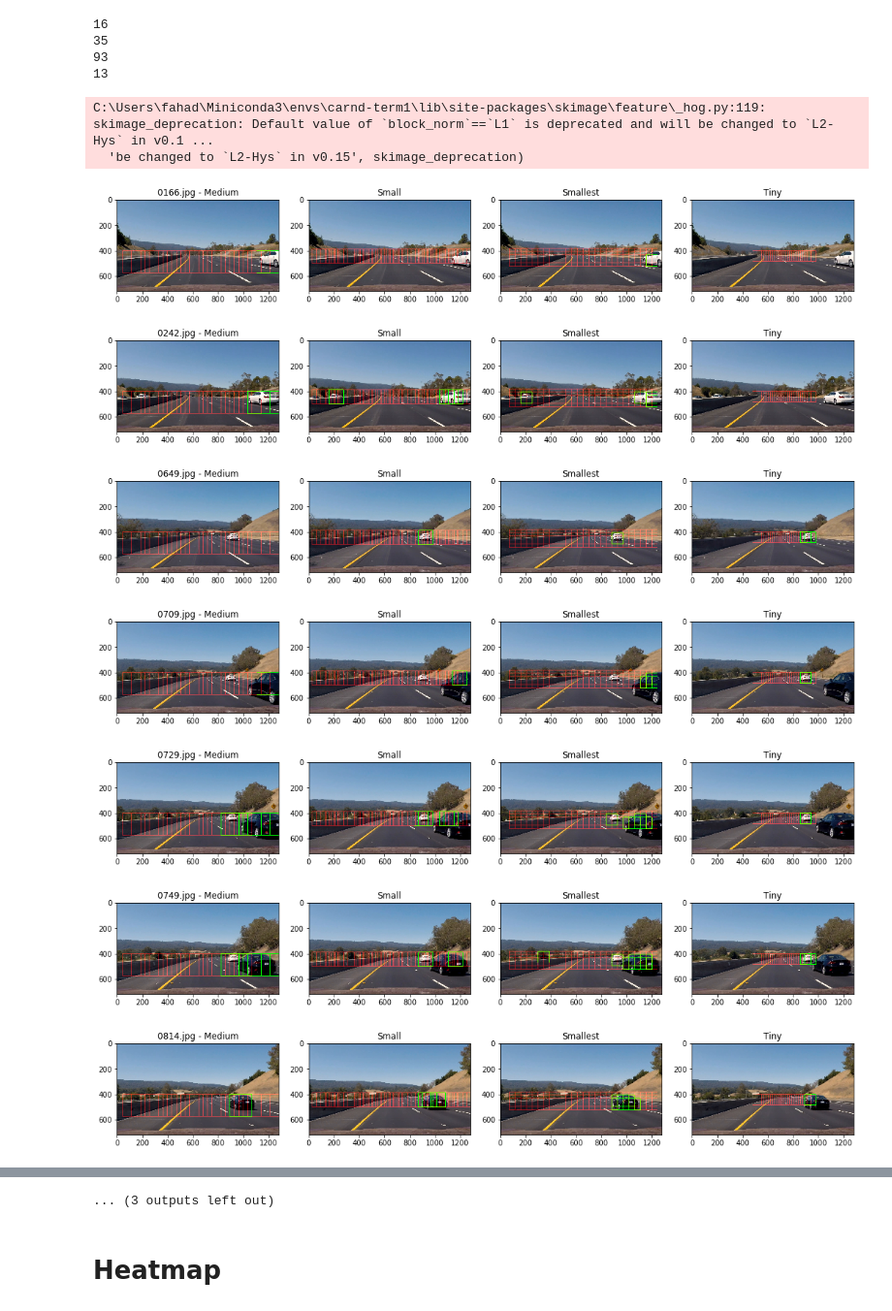
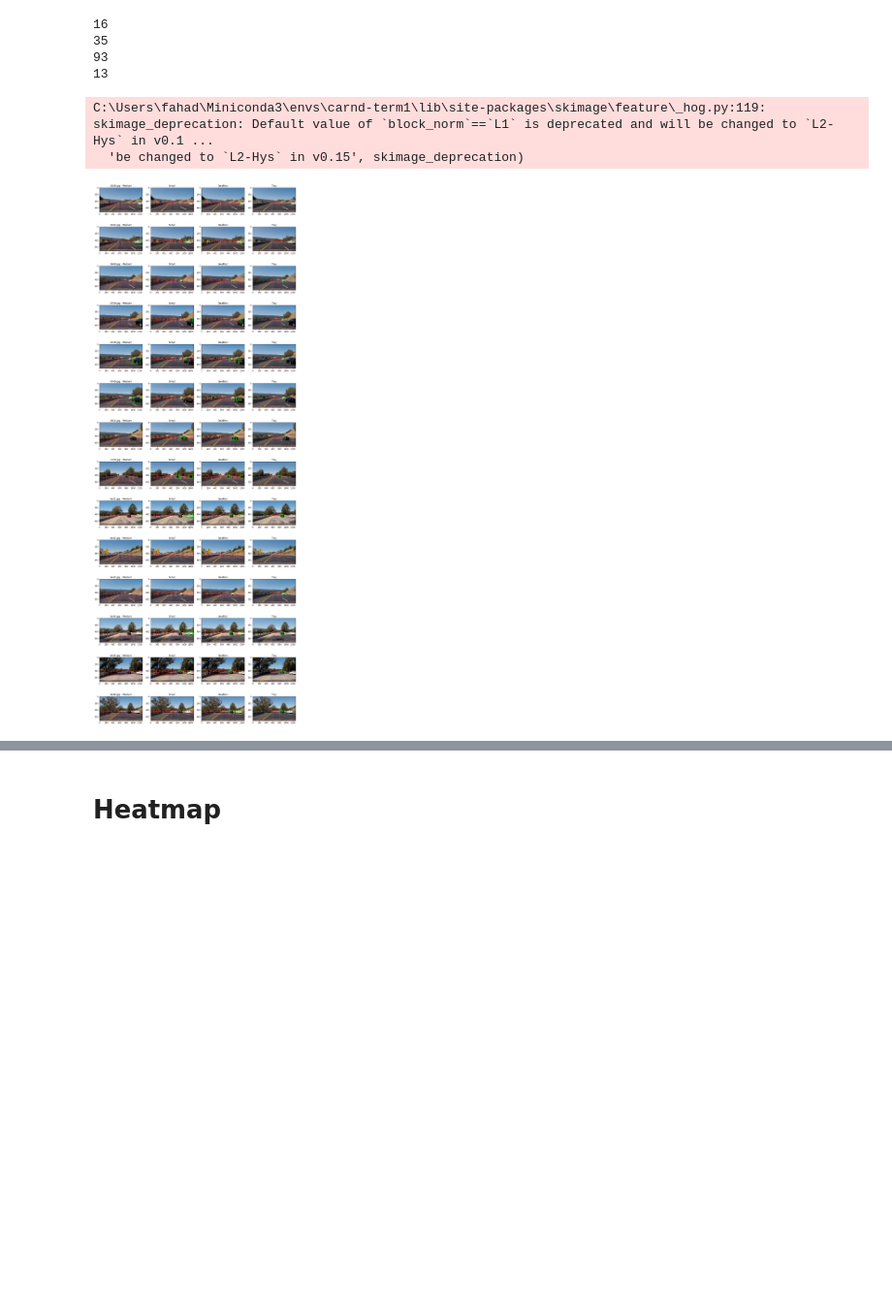
Before and after one commit to drganjoo/CarND-Vehicle-Detection, a Jupyter notebook: process.ipynb, the cells around one changed output, grey strips where cells are left out. Shown at 97% size. Saved outputs shown, nothing was run; the diff lists cells and outputs as text; code cells hidden in the pictures; blank space fills up the shorter version.

```diff
--- a/process.ipynb
+++ b/process.ipynb
@@ -144,47 +144,41 @@ def show_different_boxes(row_no, filename, ax):
     basename = os.path.basename(filename)
 
     #show_boxes_with_car(img, big_box(img), 'Big', ax[0])
-    show_boxes_with_car(img, medium_window(img), '{} - Medium'.format(basename), ax[row_no][0])
-    show_boxes_with_car(img, small_window(img), 'Small', ax[r[1])
-    show_boxes_with_car(img, smallest_window(img, offset=(-0.5,0.3)), 'Smallest', ax[2])
-    show_boxes_with_car(img, tiny_window(img), 'Tiny', ax[3])
+    show_boxes_with_car(img, medium_window(img), '{} - Medium'.format(basename), ax[row_no,0])
+    show_boxes_with_car(img, small_window(img), 'Small', ax[row_no,1])
+    show_boxes_with_car(img, smallest_window(img, offset=(-0.5,0.3)), 'Smallest', ax[row_no,2])
+    show_boxes_with_car(img, tiny_window(img), 'Tiny', ax[row_no,3])
 
 def show_boxes_with_car(img, boxes, title, ax):
     img_cs = cv2.cvtColor(img, color_space_code)
     canvas = np.copy(img)
     canvas2 = np.zeros_like(img)
 
     for box in boxes:
         if has_car(img_cs, box):
             cv2.rectangle(canvas, box[0], box[1], (0,255,0), 4)
         else:
             cv2.rectangle(canvas2, box[0], box[1], (255,0,0), 4)
 
     canvas = cv2.addWeighted(canvas, 1, canvas2, 0.5, 0)
     ax.imshow(canvas)
     ax.set_title(title)
 
 
 #test_images = ['./test_images/0649.jpg']
 test_images = glob.glob('./test_images/*.jpg')
 f, ax = plt.subplots(len(test_images), 4, figsize=(15,40))
 f.tight_layout()
 
 for row_no, filename in enumerate(test_images):
 #     f, ax = plt.subplots(1, 4, figsize=(15,40))
 #     f.tight_layout()
     show_different_boxes(row_no, filename, ax)
-    plt.show()
+
 
 plt.show()
 plt.close('all')
 # %% [output]
 C:\Users\fahad\Miniconda3\envs\carnd-term1\lib\site-packages\skimage\feature\_hog.py:119: skimage_deprecation: Default value of `block_norm`==`L1` is deprecated and will be changed to `L2-Hys` in v0.1 ...
   'be changed to `L2-Hys` in v0.15', skimage_deprecation)
-[figure, old version]
+[figure, new version]
-[figure, removed]
-[figure, removed]
-[figure, removed]
-[figure, removed]
-[figure, removed]
-[figure, removed]
@@ -195,4 +185,3 @@ C:\Users\fahad\Miniconda3\envs\carnd-term1\lib\site-packages\skimage\feature\_ho
-... (3 outputs left out)
 # %% [markdown]
 # Heatmap
 # %%
```
Also changed, not shown: parts of 1 cell of this notebook, 4 other files.
